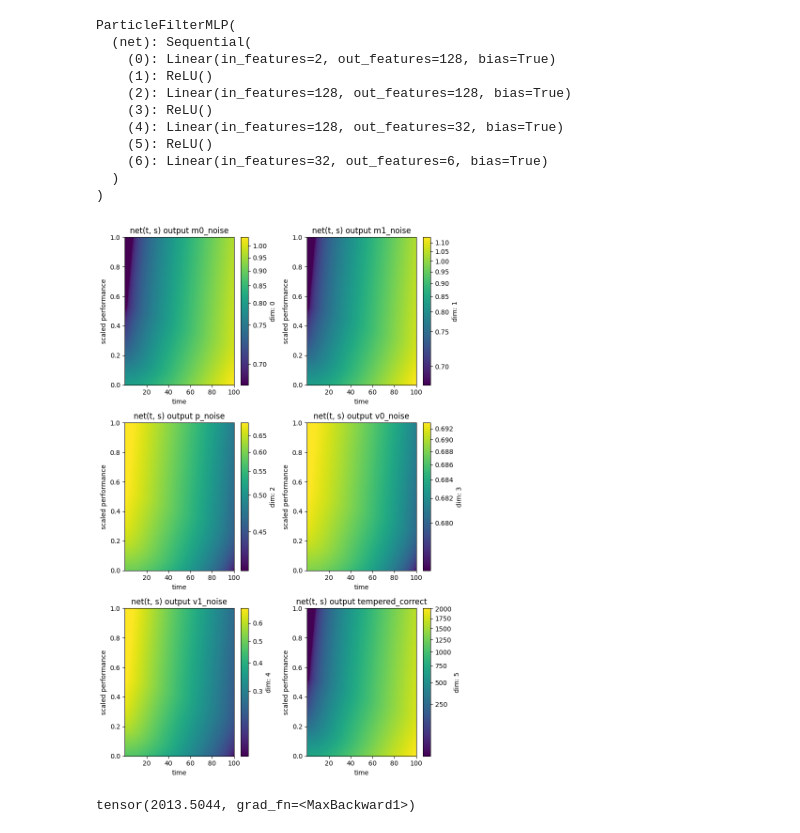
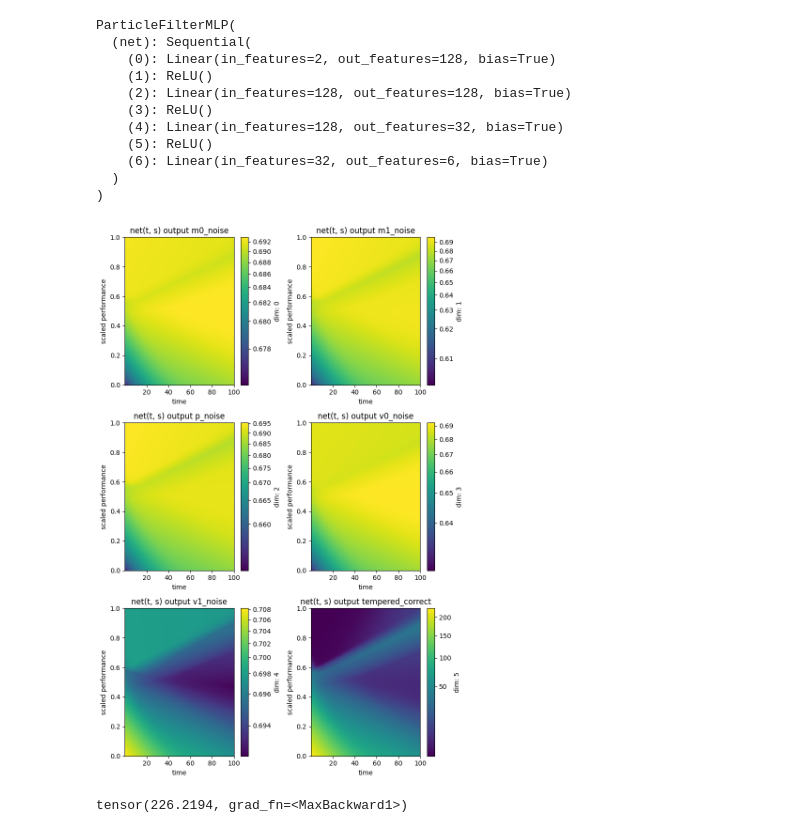
Before and after one commit to 4belito/deep-performance-rul, a Jupyter notebook: 5p-plot_net_otput.ipynb, the cells around one changed output. Saved outputs shown, nothing was run; the diff lists cells and outputs as text; code cells hidden in the pictures.

Commit message:
add performance experiemnts

```diff
--- a/5p-plot_net_otput.ipynb
+++ b/5p-plot_net_otput.ipynb
@@ -17,20 +13,16 @@ net_out_names += ['tempered_correct']
 # %%
 data_name = "DS03"
-perform_name = "T48"
-device = "cpu"  # or "cuda"
+perform_name = "SmLPC"
+device = "cpu"
 
 experiment_dir = Path('experiments')/data_name
-states_dir = experiment_dir/'states'
+pf_dir = experiment_dir/'pf_perform'/ perform_name
 # %%
 net = ParticleFilterMLP(state_dim=5,hidden_dims=[128, 128, 32])
 
-net.load_state_dict(
-    torch.load(
-        # states_dir / perform_name / "best_pf_net.pt",
-        "broken_pf_net.pt",
-        map_location=device,
-    )
-)
+ckpt = torch.load(pf_dir/'checkpoint.pt', map_location=device)
+net.load_state_dict(ckpt['model_state'])
+
 
 net = net.to(device)
 net.eval()    # or net.train()
@@ -49,26 +41,26 @@ ParticleFilterMLP(
 # %%
 t_grid = np.linspace(0.1, 100, 300)
 s_grid = np.linspace(0.0, 1.0, 200)
 
 net.eval()
 
 fig, axes = plt.subplots(3, 2, figsize=(8, 12))
 vmax = 5*[None]+ [None]
 for i in range(6):
 	net.plot_output(
 		t=t_grid,
 		s=s_grid,
 		dim=i,
   		vmax=vmax[i],
 		ax=axes[i//2, i%2],
-		title=f"net(t, s) output {net_out_names[i]}",
+		title=f"net(t, s) output {netout_names[i]}",
 	)
 
 
 plt.tight_layout()
 plt.show()
 # %% [output]
-[figure, old version]
+[figure, new version]
 # %%
 t=t_grid
 s=s_grid
@@ -83,4 +75,4 @@ s_torch = torch.tensor(S.flatten(), dtype=torch.float32, device=device)
 noise,correct = net.tuple_logforward(t_torch,s_torch)  # exp to ensure positivity
 correct.max()
 # %% [output]
-tensor(2013.5044, grad_fn=<MaxBackward1>)
+tensor(226.2194, grad_fn=<MaxBackward1>)
```
Also changed, not shown: parts of 3 cells of this notebook, 36 other files.
